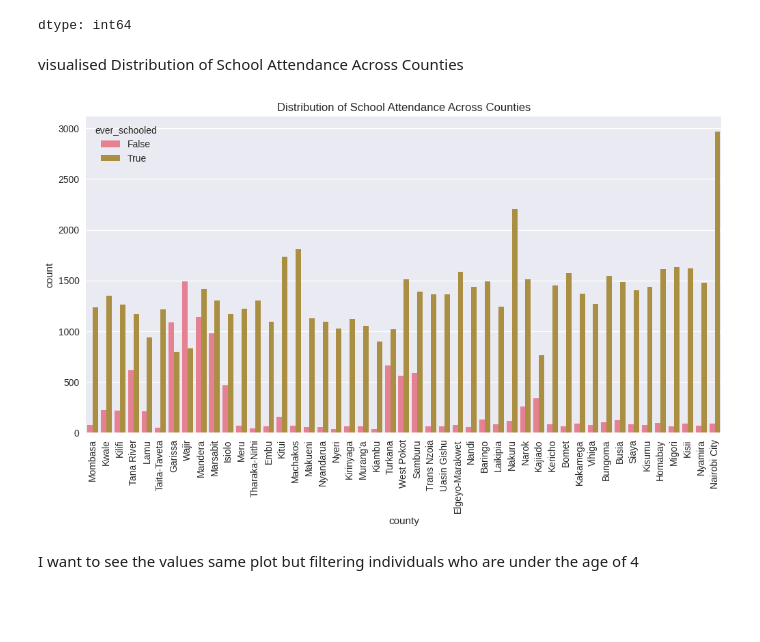
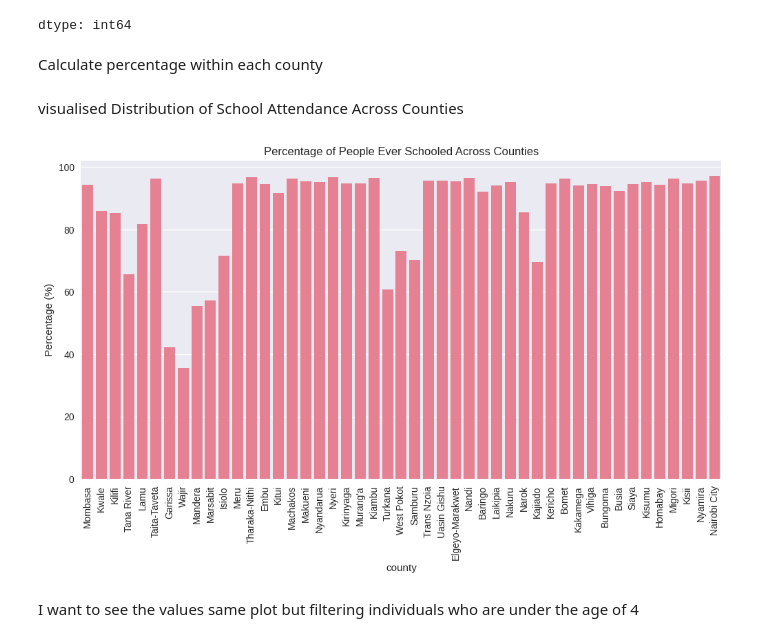
Before and after one commit to silprosa/fynesse_mlfc, a Jupyter notebook: notebooks/Education.ipynb, the cells around one changed output. Cells and saved outputs as stored; diff of their text form; code cells hidden in the pictures; blank space fills up the shorter version.

```diff
--- a/notebooks/Education.ipynb
+++ b/notebooks/Education.ipynb
@@ -271,18 +271,22 @@ person['ever_schooled'].value_counts(dropna = False)
 | True | 63869 |
 | False | 11286 |
 dtype: int64
+# %% [markdown]
+Calculate percentage within each county
 # %%
-dist = person.groupby(['county', 'ever_schooled'], observed=True).size().reset_index(name='count')
+dist = (person.groupby('county' , observed=False)['ever_schooled'].mean().reset_index())
+dist['percentage'] = dist['ever_schooled'] * 100
 # %% [markdown]
 visualised Distribution of School Attendance Across Counties
 # %%
 plt.figure(figsize=(12,6))
-sns.barplot(data=dist, x='county', y='count', hue='ever_schooled')
+sns.barplot(data=dist, x='county', y='percentage')
 plt.xticks(rotation=90)
-plt.title("Distribution of School Attendance Across Counties")
+plt.ylabel("Percentage (%)")
+plt.title("Percentage of People Ever Schooled Across Counties")
 plt.show()
 # %% [output]
-[figure, old version]
+[figure, new version]
 # %% [markdown]
 I want to see the values same plot but filtering individuals who are under the age of 4
 # %%
```
Also changed, not shown: parts of 1 cell of this notebook.
